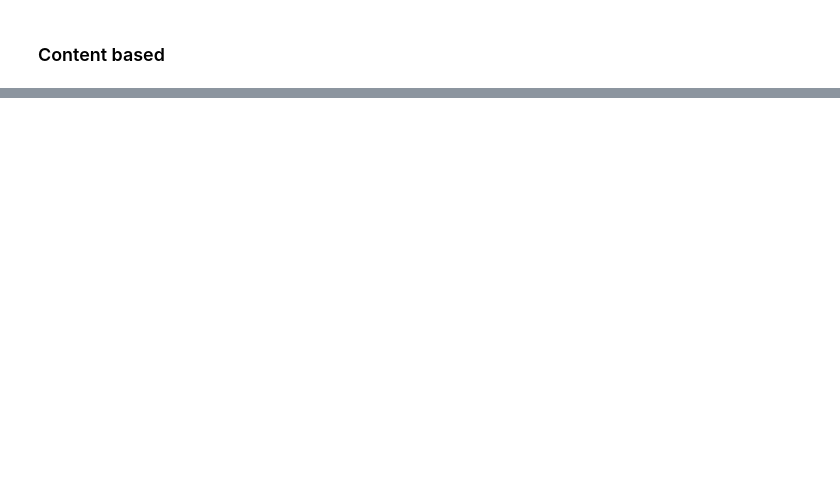
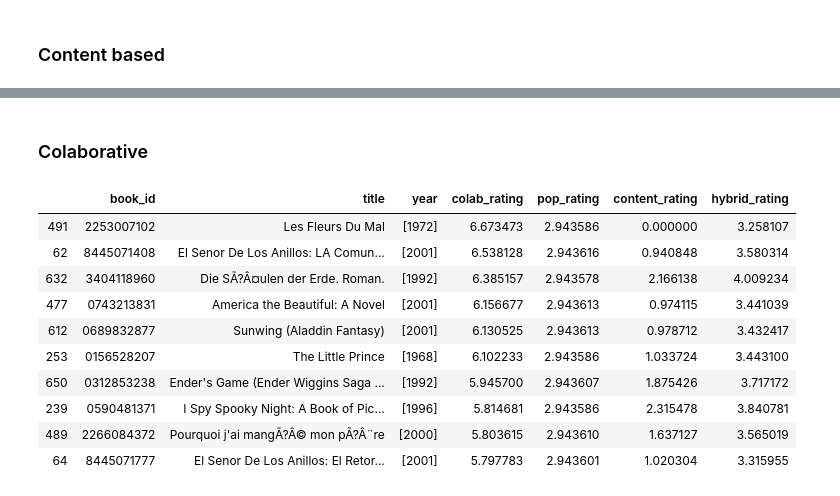
Before and after one commit to mcPear/recommender-systems-playground, a Jupyter notebook: hybrid/HybrydRS.ipynb, the cells around one changed output, grey strips where cells are left out. Cells and saved outputs as stored; diff of their text form; code cells hidden in the pictures; blank space fills up the shorter version.

```diff
--- a/hybrid/HybrydRS.ipynb
+++ b/hybrid/HybrydRS.ipynb
@@ -319,0 +337,17 @@ h.res.sort_values(by=['content_rating'],ascending=False).head(20)
+# %% [markdown]
+### Colaborative
+# %%
+col_res=h.res.sort_values(by=['colab_rating'],ascending=False)
+col_res.head(10)
+# %% [output]
+|  | book_id | title | year | colab_rating | pop_rating | content_rating | hybrid_rating |
+| 491 | 2253007102 | Les Fleurs Du Mal | [1972] | 6.673473 | 2.943586 | 0.000000 | 3.258107 |
+| 62 | 8445071408 | El Senor De Los Anillos: LA Comun... | [2001] | 6.538128 | 2.943616 | 0.940848 | 3.580314 |
+| 632 | 3404118960 | Die SÃ?Â¤ulen der Erde. Roman. | [1992] | 6.385157 | 2.943578 | 2.166138 | 4.009234 |
+| 477 | 0743213831 | America the Beautiful: A Novel | [2001] | 6.156677 | 2.943613 | 0.974115 | 3.441039 |
+| 612 | 0689832877 | Sunwing (Aladdin Fantasy) | [2001] | 6.130525 | 2.943613 | 0.978712 | 3.432417 |
+| 253 | 0156528207 | The Little Prince | [1968] | 6.102233 | 2.943586 | 1.033724 | 3.443100 |
+| 650 | 0312853238 | Ender's Game (Ender Wiggins Saga ... | [1992] | 5.945700 | 2.943607 | 1.875426 | 3.717172 |
+| 239 | 0590481371 | I Spy Spooky Night: A Book of Pic... | [1996] | 5.814681 | 2.943586 | 2.315478 | 3.840781 |
+| 489 | 2266084372 | Pourquoi j'ai mangÃ?Â© mon pÃ?Â¨re | [2000] | 5.803615 | 2.943610 | 1.637127 | 3.565019 |
+| 64 | 8445071777 | El Senor De Los Anillos: El Retor... | [2001] | 5.797783 | 2.943601 | 1.020304 | 3.315955 |
```
Also changed, not shown: parts of 21 cells of this notebook, 2 other files.
